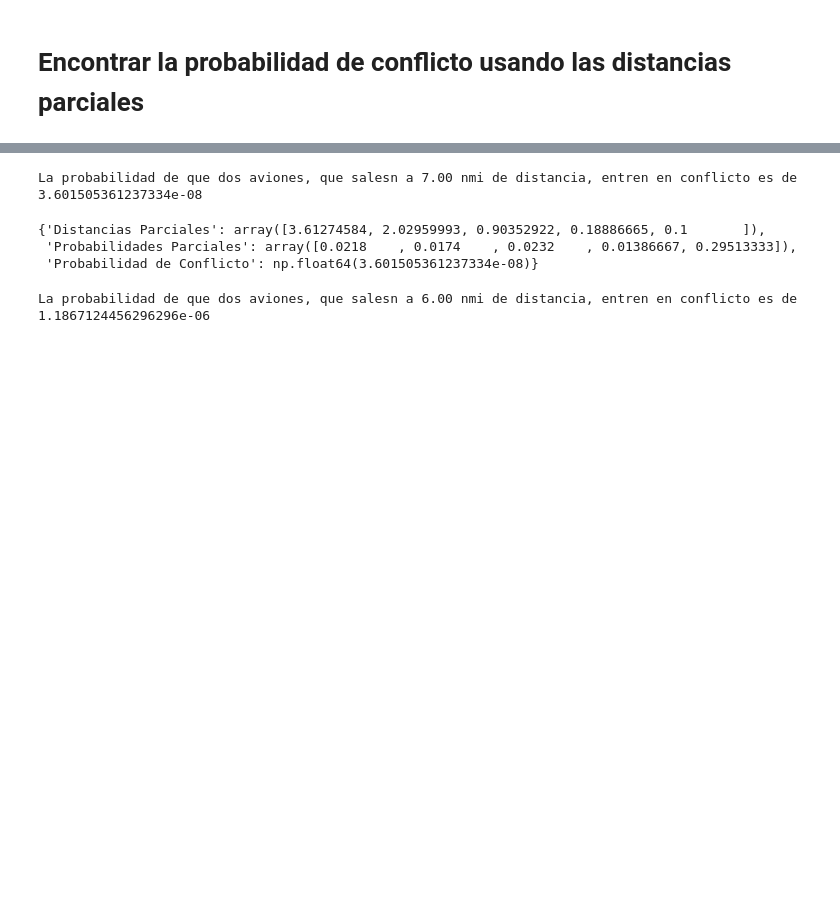
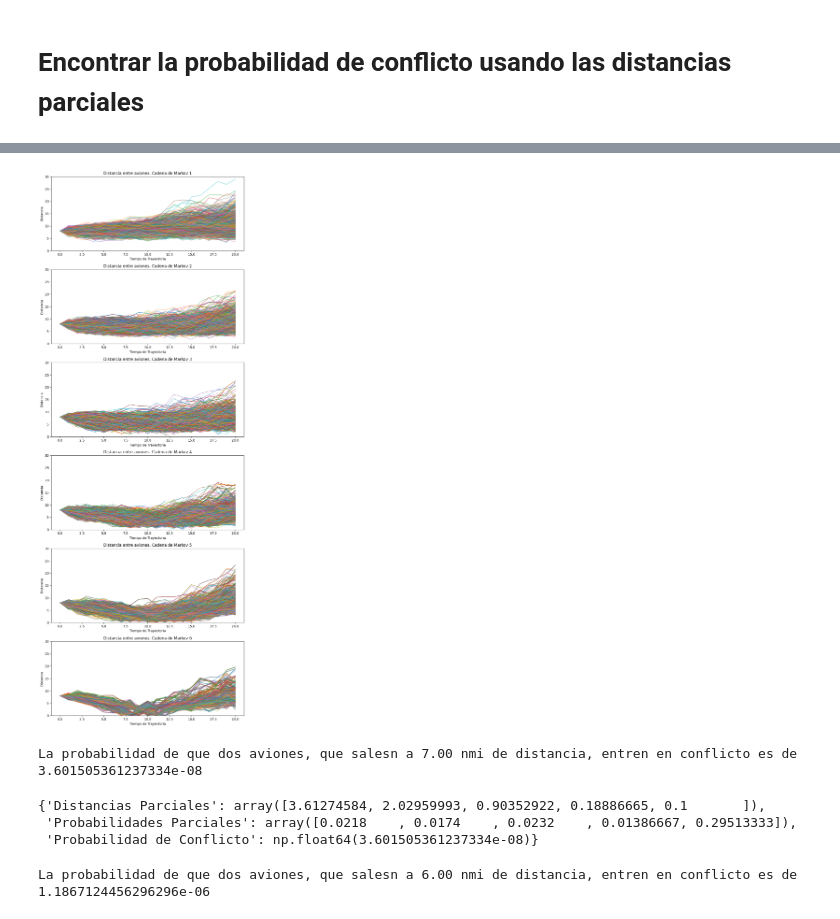
Before and after one commit to AnIsAsPe/Estimacion-probabilidad-conflicto-en-trayectorias-de-vuelos-paralelos, a Jupyter notebook: Notebooks/MCMC_Estimación_probabilidad_de_conflicto_en_trayectorias_de_vuelo.ipynb, the cells around one changed output, grey strips where cells are left out. Cells and saved outputs as stored; diff of their text form; code cells hidden in the pictures; blank space fills up the shorter version.

```diff
--- a/Notebooks/MCMC_Estimación_probabilidad_de_conflicto_en_trayectorias_de_vuelo.ipynb
+++ b/Notebooks/MCMC_Estimación_probabilidad_de_conflicto_en_trayectorias_de_vuelo.ipynb
@@ -283,3 +289,28 @@ pd.DataFrame({'DistanciasParciales': resultados_8['Distancias Parciales'],
+# %%
+todas_las_cadenas = resultados_8['Todas las Cadenas de Markov']
+todas_z = []
+for chain in todas_las_cadenas:
+    # Insertamos la distancia de inicio en el tiempo 0
+    chain = np.insert(chain, 0, 8, axis = 1)
+    todas_z.append(chain)
+
+num_matrices = len(todas_z)
+fig, axes = plt.subplots(nrows=num_matrices, figsize=(9, 4 * num_matrices))
+
+for i, chain in enumerate(todas_z):
+
+    df_z= pd.DataFrame(chain, columns=range(0,21))
+    axes[i].plot(df_z.sample(int(n * 0.1)).T, alpha=.5) # hacemos un muestreo para mejor visualización
+    axes[i].set_title(f'Distancia entre aviones. Cadena de Markov {i+1}')
+    axes[i].set_xlabel('Tiempo de Trayectoria')
+    axes[i].set_ylabel('Distancia')
+    axes[i].tick_params(axis='y', labelleft=True)
+    axes[i].set_ylim(0, 30)
+
+plt.tight_layout()
+plt.show()
+# %% [output]
+[figure, added]
 # %%
 d = 7
 probaAR(n, d)
```
Also changed, not shown: parts of 6 cells of this notebook.
